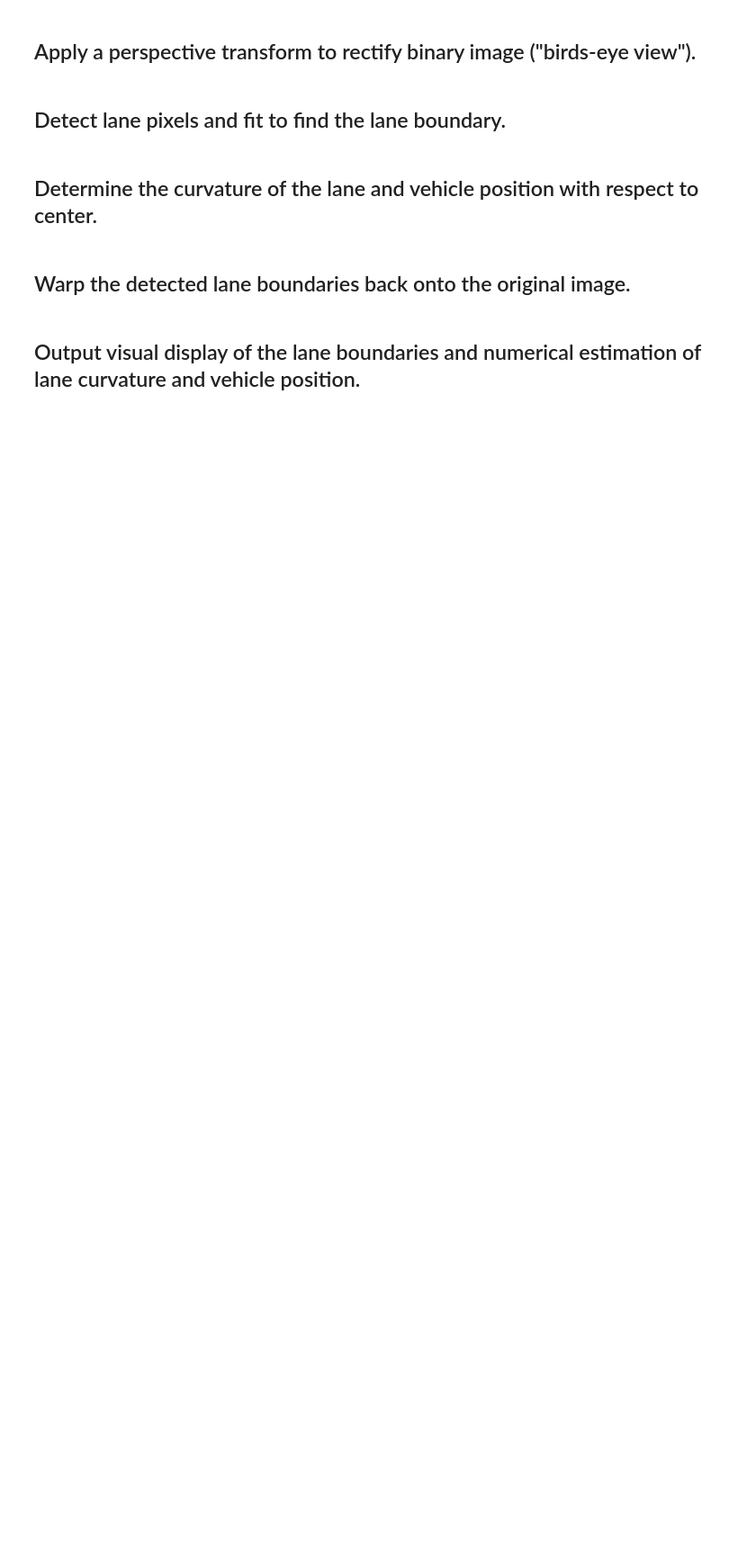
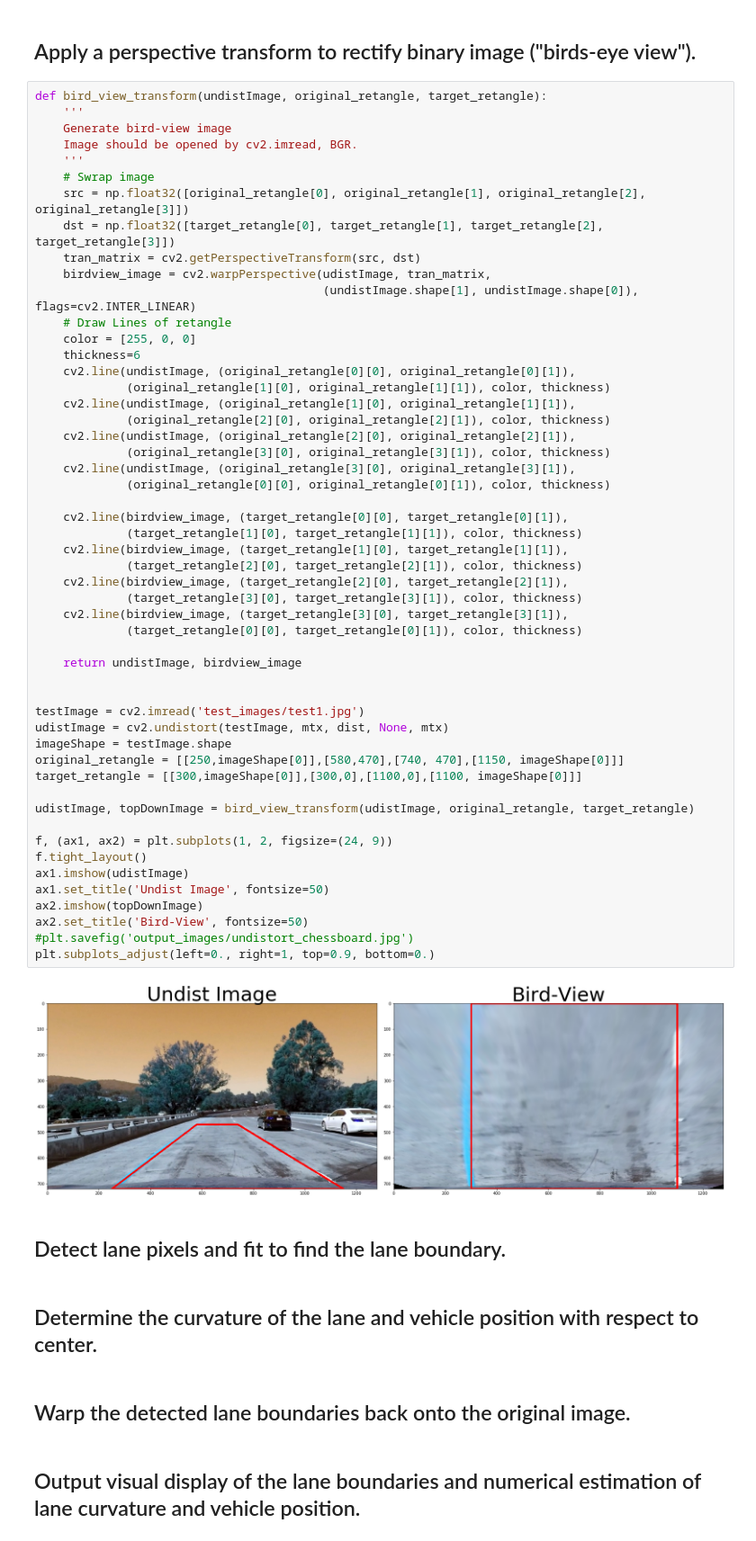
Before and after one commit to Leon-Cao/Second_Project_of_Auto_Drive_udacity, a Jupyter notebook: Advanced_Lane_Finding.ipynb, the cells around one changed output. Shown at 90% size. Saved outputs shown, nothing was run; the diff lists cells and outputs as text; blank space fills up the shorter version.

```diff
--- a/Advanced_Lane_Finding.ipynb
+++ b/Advanced_Lane_Finding.ipynb
@@ -301,5 +303,59 @@ if combine_image_num == 6:
 # %% [markdown]
 ## Apply a perspective transform to rectify binary image ("birds-eye view").
+# %%
+def bird_view_transform(undistImage, original_retangle, target_retangle):
+    '''
+    Generate bird-view image
+    Image should be opened by cv2.imread, BGR.
+    '''
+    # Swrap image
+    src = np.float32([original_retangle[0], original_retangle[1], original_retangle[2], original_retangle[3]])
+    dst = np.float32([target_retangle[0], target_retangle[1], target_retangle[2], target_retangle[3]])
+    tran_matrix = cv2.getPerspectiveTransform(src, dst)
+    birdview_image = cv2.warpPerspective(udistImage, tran_matrix,
+                                         (undistImage.shape[1], undistImage.shape[0]), flags=cv2.INTER_LINEAR)
+    # Draw Lines of retangle
+    color = [255, 0, 0]
+    thickness=6
+    cv2.line(undistImage, (original_retangle[0][0], original_retangle[0][1]),
+             (original_retangle[1][0], original_retangle[1][1]), color, thickness)
+    cv2.line(undistImage, (original_retangle[1][0], original_retangle[1][1]),
+             (original_retangle[2][0], original_retangle[2][1]), color, thickness)
+    cv2.line(undistImage, (original_retangle[2][0], original_retangle[2][1]),
+             (original_retangle[3][0], original_retangle[3][1]), color, thickness)
+    cv2.line(undistImage, (original_retangle[3][0], original_retangle[3][1]),
+             (original_retangle[0][0], original_retangle[0][1]), color, thickness)
+
+    cv2.line(birdview_image, (target_retangle[0][0], target_retangle[0][1]),
+             (target_retangle[1][0], target_retangle[1][1]), color, thickness)
+    cv2.line(birdview_image, (target_retangle[1][0], target_retangle[1][1]),
+             (target_retangle[2][0], target_retangle[2][1]), color, thickness)
+    cv2.line(birdview_image, (target_retangle[2][0], target_retangle[2][1]),
+             (target_retangle[3][0], target_retangle[3][1]), color, thickness)
+    cv2.line(birdview_image, (target_retangle[3][0], target_retangle[3][1]),
+             (target_retangle[0][0], target_retangle[0][1]), color, thickness)
+
+    return undistImage, birdview_image
+
+
+testImage = cv2.imread('test_images/test1.jpg')
+udistImage = cv2.undistort(testImage, mtx, dist, None, mtx)
+imageShape = testImage.shape
+original_retangle = [[250,imageShape[0]],[580,470],[740, 470],[1150, imageShape[0]]]
+target_retangle = [[300,imageShape[0]],[300,0],[1100,0],[1100, imageShape[0]]]
+
+udistImage, topDownImage = bird_view_transform(udistImage, original_retangle, target_retangle)
+
+f, (ax1, ax2) = plt.subplots(1, 2, figsize=(24, 9))
+f.tight_layout()
+ax1.imshow(udistImage)
+ax1.set_title('Undist Image', fontsize=50)
+ax2.imshow(topDownImage)
+ax2.set_title('Bird-View', fontsize=50)
+#plt.savefig('output_images/undistort_chessboard.jpg')
+plt.subplots_adjust(left=0., right=1, top=0.9, bottom=0.)
+# %% [output]
+[figure, added]
 # %% [markdown]
 ## Detect lane pixels and fit to find the lane boundary.
 # %% [markdown]
```
Also changed, not shown: parts of 1 cell of this notebook, 1 other file.
